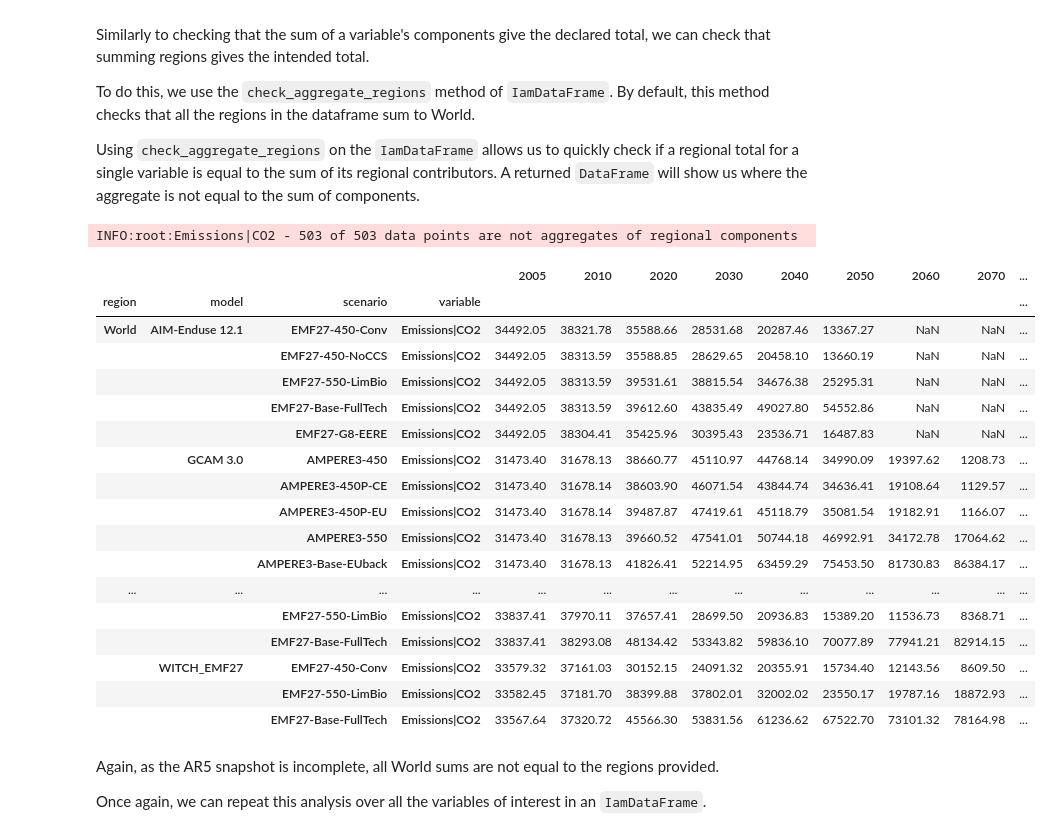
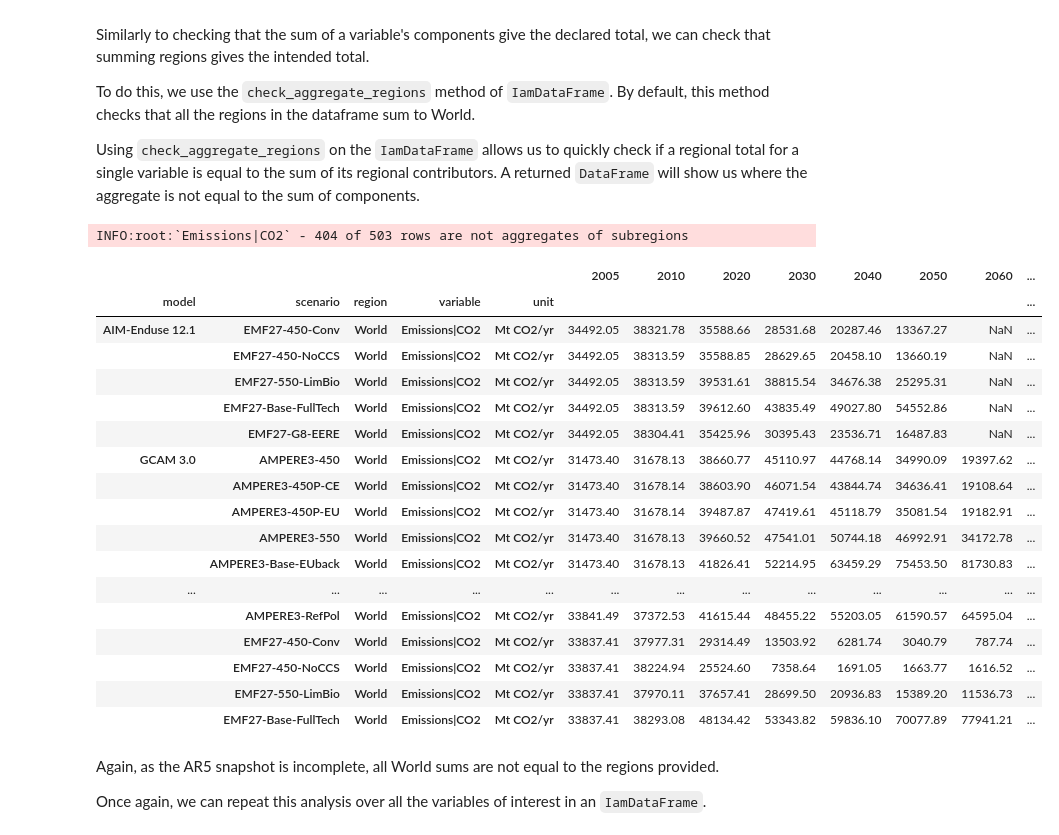
Before and after one commit to IAMconsortium/pyam, a Jupyter notebook: doc/source/tutorials/checking_databases.ipynb, the cells around one changed output. Drawn from its saved outputs; the diff is of its cells as text; code cells hidden in the pictures.

```diff
--- a/doc/source/tutorials/checking_databases.ipynb
+++ b/doc/source/tutorials/checking_databases.ipynb
@@ -103,30 +101,30 @@ To do this, we use the `check_aggregate_regions` method of `IamDataFrame`. By de
 
 Using `check_aggregate_regions` on the `IamDataFrame` allows us to quickly check if a regional total for a single variable is equal to the sum of its regional contributors. A returned `DataFrame` will show us where the aggregate is not equal to the sum of components.
 # %%
-df.check_aggregate_regions(
+df.check_aggregate_region(
     "Emissions|CO2",
     **np_isclose_args
 )
 # %% [output]
-INFO:root:Emissions|CO2 - 503 of 503 data points are not aggregates of regional components
+INFO:root:`Emissions|CO2` - 404 of 503 rows are not aggregates of subregions
-|  |  |  |  | 2005 | 2010 | 2020 | 2030 | 2040 | 2050 | 2060 | 2070 | ... |
-| region | model | scenario | variable |  |  |  |  |  |  |  |  | ... |
-| World | AIM-Enduse 12.1 | EMF27-450-Conv | Emissions|CO2 | 34492.05 | 38321.78 | 35588.66 | 28531.68 | 20287.46 | 13367.27 | NaN | NaN | ... |
-|  |  | EMF27-450-NoCCS | Emissions|CO2 | 34492.05 | 38313.59 | 35588.85 | 28629.65 | 20458.10 | 13660.19 | NaN | NaN | ... |
-|  |  | EMF27-550-LimBio | Emissions|CO2 | 34492.05 | 38313.59 | 39531.61 | 38815.54 | 34676.38 | 25295.31 | NaN | NaN | ... |
-|  |  | EMF27-Base-FullTech | Emissions|CO2 | 34492.05 | 38313.59 | 39612.60 | 43835.49 | 49027.80 | 54552.86 | NaN | NaN | ... |
-|  |  | EMF27-G8-EERE | Emissions|CO2 | 34492.05 | 38304.41 | 35425.96 | 30395.43 | 23536.71 | 16487.83 | NaN | NaN | ... |
-|  | GCAM 3.0 | AMPERE3-450 | Emissions|CO2 | 31473.40 | 31678.13 | 38660.77 | 45110.97 | 44768.14 | 34990.09 | 19397.62 | 1208.73 | ... |
-|  |  | AMPERE3-450P-CE | Emissions|CO2 | 31473.40 | 31678.14 | 38603.90 | 46071.54 | 43844.74 | 34636.41 | 19108.64 | 1129.57 | ... |
-|  |  | AMPERE3-450P-EU | Emissions|CO2 | 31473.40 | 31678.14 | 39487.87 | 47419.61 | 45118.79 | 35081.54 | 19182.91 | 1166.07 | ... |
-|  |  | AMPERE3-550 | Emissions|CO2 | 31473.40 | 31678.13 | 39660.52 | 47541.01 | 50744.18 | 46992.91 | 34172.78 | 17064.62 | ... |
-|  |  | AMPERE3-Base-EUback | Emissions|CO2 | 31473.40 | 31678.13 | 41826.41 | 52214.95 | 63459.29 | 75453.50 | 81730.83 | 86384.17 | ... |
+|  |  |  |  |  | 2005 | 2010 | 2020 | 2030 | 2040 | 2050 | 2060 | ... |
+| model | scenario | region | variable | unit |  |  |  |  |  |  |  | ... |
+| AIM-Enduse 12.1 | EMF27-450-Conv | World | Emissions|CO2 | Mt CO2/yr | 34492.05 | 38321.78 | 35588.66 | 28531.68 | 20287.46 | 13367.27 | NaN | ... |
+|  | EMF27-450-NoCCS | World | Emissions|CO2 | Mt CO2/yr | 34492.05 | 38313.59 | 35588.85 | 28629.65 | 20458.10 | 13660.19 | NaN | ... |
+|  | EMF27-550-LimBio | World | Emissions|CO2 | Mt CO2/yr | 34492.05 | 38313.59 | 39531.61 | 38815.54 | 34676.38 | 25295.31 | NaN | ... |
+|  | EMF27-Base-FullTech | World | Emissions|CO2 | Mt CO2/yr | 34492.05 | 38313.59 | 39612.60 | 43835.49 | 49027.80 | 54552.86 | NaN | ... |
+|  | EMF27-G8-EERE | World | Emissions|CO2 | Mt CO2/yr | 34492.05 | 38304.41 | 35425.96 | 30395.43 | 23536.71 | 16487.83 | NaN | ... |
+| GCAM 3.0 | AMPERE3-450 | World | Emissions|CO2 | Mt CO2/yr | 31473.40 | 31678.13 | 38660.77 | 45110.97 | 44768.14 | 34990.09 | 19397.62 | ... |
+|  | AMPERE3-450P-CE | World | Emissions|CO2 | Mt CO2/yr | 31473.40 | 31678.14 | 38603.90 | 46071.54 | 43844.74 | 34636.41 | 19108.64 | ... |
+|  | AMPERE3-450P-EU | World | Emissions|CO2 | Mt CO2/yr | 31473.40 | 31678.14 | 39487.87 | 47419.61 | 45118.79 | 35081.54 | 19182.91 | ... |
+|  | AMPERE3-550 | World | Emissions|CO2 | Mt CO2/yr | 31473.40 | 31678.13 | 39660.52 | 47541.01 | 50744.18 | 46992.91 | 34172.78 | ... |
+|  | AMPERE3-Base-EUback | World | Emissions|CO2 | Mt CO2/yr | 31473.40 | 31678.13 | 41826.41 | 52214.95 | 63459.29 | 75453.50 | 81730.83 | ... |
 | ... | ... | ... | ... | ... | ... | ... | ... | ... | ... | ... | ... | ... |
-|  |  | EMF27-550-LimBio | Emissions|CO2 | 33837.41 | 37970.11 | 37657.41 | 28699.50 | 20936.83 | 15389.20 | 11536.73 | 8368.71 | ... |
-|  |  | EMF27-Base-FullTech | Emissions|CO2 | 33837.41 | 38293.08 | 48134.42 | 53343.82 | 59836.10 | 70077.89 | 77941.21 | 82914.15 | ... |
-|  | WITCH_EMF27 | EMF27-450-Conv | Emissions|CO2 | 33579.32 | 37161.03 | 30152.15 | 24091.32 | 20355.91 | 15734.40 | 12143.56 | 8609.50 | ... |
-|  |  | EMF27-550-LimBio | Emissions|CO2 | 33582.45 | 37181.70 | 38399.88 | 37802.01 | 32002.02 | 23550.17 | 19787.16 | 18872.93 | ... |
-|  |  | EMF27-Base-FullTech | Emissions|CO2 | 33567.64 | 37320.72 | 45566.30 | 53831.56 | 61236.62 | 67522.70 | 73101.32 | 78164.98 | ... |
+|  | AMPERE3-RefPol | World | Emissions|CO2 | Mt CO2/yr | 33841.49 | 37372.53 | 41615.44 | 48455.22 | 55203.05 | 61590.57 | 64595.04 | ... |
+|  | EMF27-450-Conv | World | Emissions|CO2 | Mt CO2/yr | 33837.41 | 37977.31 | 29314.49 | 13503.92 | 6281.74 | 3040.79 | 787.74 | ... |
+|  | EMF27-450-NoCCS | World | Emissions|CO2 | Mt CO2/yr | 33837.41 | 38224.94 | 25524.60 | 7358.64 | 1691.05 | 1663.77 | 1616.52 | ... |
+|  | EMF27-550-LimBio | World | Emissions|CO2 | Mt CO2/yr | 33837.41 | 37970.11 | 37657.41 | 28699.50 | 20936.83 | 15389.20 | 11536.73 | ... |
+|  | EMF27-Base-FullTech | World | Emissions|CO2 | Mt CO2/yr | 33837.41 | 38293.08 | 48134.42 | 53343.82 | 59836.10 | 70077.89 | 77941.21 | ... |
 # %% [markdown]
 Again, as the AR5 snapshot is incomplete, all World sums are not equal to the regions provided.
 
```
Also changed, not shown: parts of 9 cells of this notebook, 1 other file.
